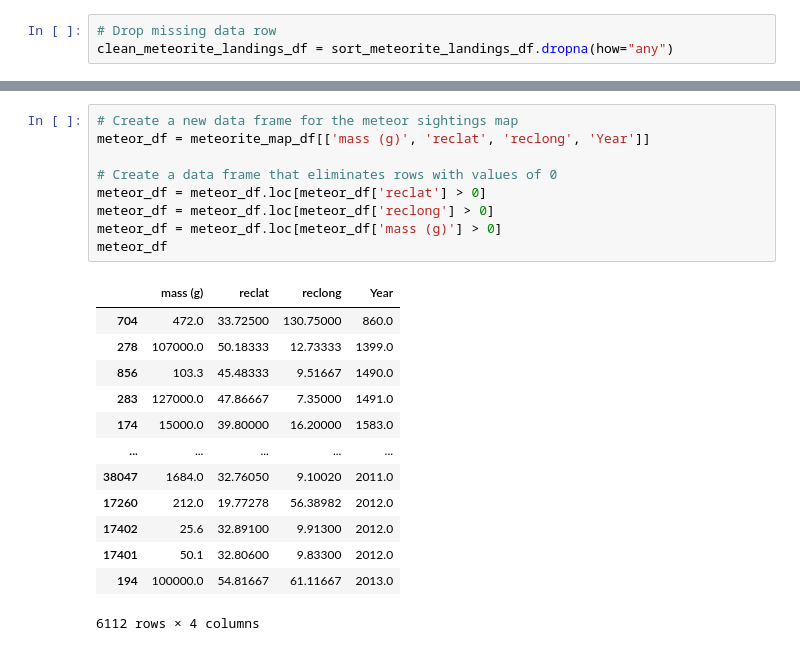
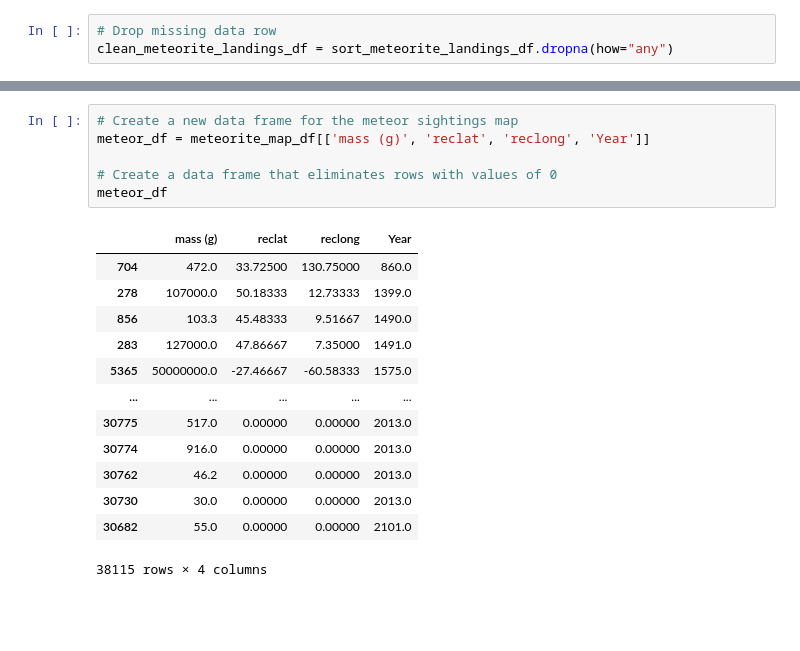
Before and after one commit to jessyoder/Project-1-Meteorites, a Jupyter notebook: hemi_compare.ipynb, the cells around one changed output, grey strips where cells are left out. Drawn from its saved outputs; the diff is of its cells as text; blank space fills up the shorter version.

Commit message:
Fixing dataframe mistakes

```diff
--- a/hemi_compare.ipynb
+++ b/hemi_compare.ipynb
@@ -146,26 +134,23 @@ clean_meteorite_map
 # %%
 # Create a new data frame for the meteor sightings map
 meteor_df = meteorite_map_df[['mass (g)', 'reclat', 'reclong', 'Year']]
 
 # Create a data frame that eliminates rows with values of 0
-meteor_df = meteor_df.loc[meteor_df['reclat'] > 0]
-meteor_df = meteor_df.loc[meteor_df['reclong'] > 0]
-meteor_df = meteor_df.loc[meteor_df['mass (g)'] > 0]
 meteor_df
 # %% [output]
 |  | mass (g) | reclat | reclong | Year |
 | 704 | 472.0 | 33.72500 | 130.75000 | 860.0 |
 | 278 | 107000.0 | 50.18333 | 12.73333 | 1399.0 |
 | 856 | 103.3 | 45.48333 | 9.51667 | 1490.0 |
 | 283 | 127000.0 | 47.86667 | 7.35000 | 1491.0 |
-| 174 | 15000.0 | 39.80000 | 16.20000 | 1583.0 |
+| 5365 | 50000000.0 | -27.46667 | -60.58333 | 1575.0 |
 | ... | ... | ... | ... | ... |
-| 38047 | 1684.0 | 32.76050 | 9.10020 | 2011.0 |
-| 17260 | 212.0 | 19.77278 | 56.38982 | 2012.0 |
-| 17402 | 25.6 | 32.89100 | 9.91300 | 2012.0 |
-| 17401 | 50.1 | 32.80600 | 9.83300 | 2012.0 |
-| 194 | 100000.0 | 54.81667 | 61.11667 | 2013.0 |
+| 30775 | 517.0 | 0.00000 | 0.00000 | 2013.0 |
+| 30774 | 916.0 | 0.00000 | 0.00000 | 2013.0 |
+| 30762 | 46.2 | 0.00000 | 0.00000 | 2013.0 |
+| 30730 | 30.0 | 0.00000 | 0.00000 | 2013.0 |
+| 30682 | 55.0 | 0.00000 | 0.00000 | 2101.0 |
-6112 rows × 4 columns
+38115 rows × 4 columns
 # %%
 # Set up bins for Years
 year_bins = [0, 999.999, 1699.999, 1799.999, 1899.999, 1999.999, 2020]
```
Also changed, not shown: parts of 13 cells of this notebook, 2 other files.
